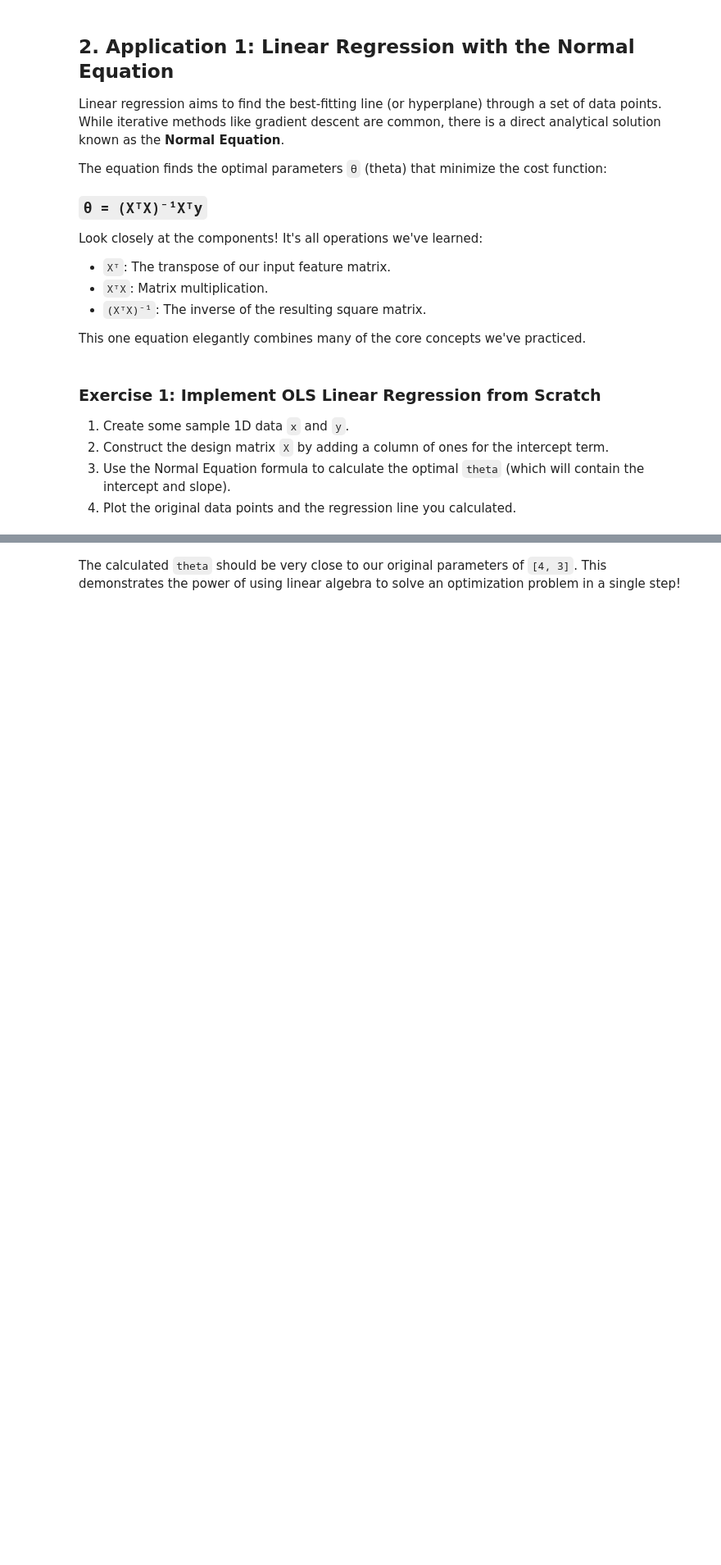
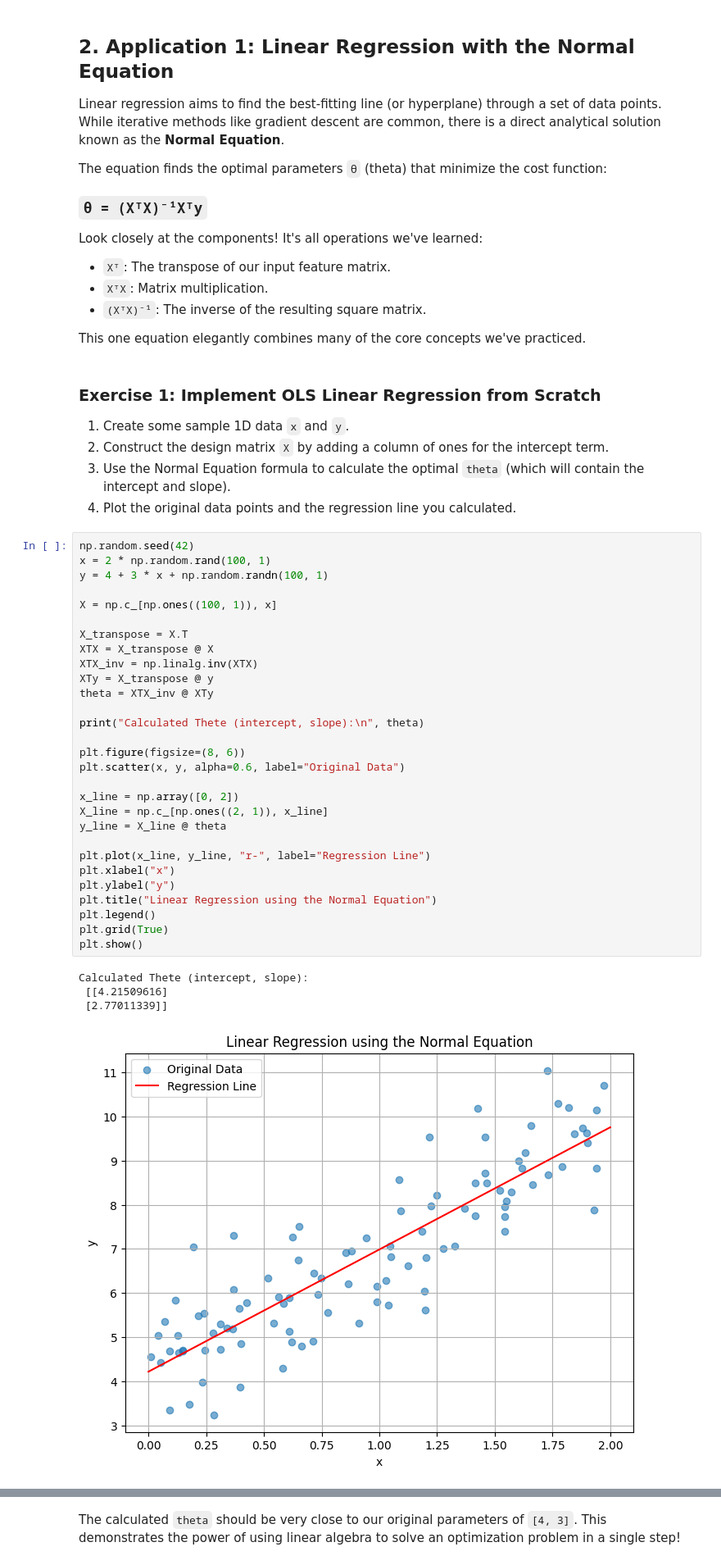
Before and after one commit to rksfn/linear_algebra, a Jupyter notebook: day10_applications_and_review.ipynb, the cells around one changed output, grey strips where cells are left out. Shown at 82% size. Drawn from its saved outputs; the diff is of its cells as text; blank space fills up the shorter version.

```diff
--- a/day10_applications_and_review.ipynb
+++ b/day10_applications_and_review.ipynb
@@ -53,5 +53,39 @@ This one equation elegantly combines many of the core concepts we've practiced.
 2.  Construct the design matrix `X` by adding a column of ones for the intercept term.
 3.  Use the Normal Equation formula to calculate the optimal `theta` (which will contain the intercept and slope).
 4.  Plot the original data points and the regression line you calculated.
+# %%
+np.random.seed(42)
+x = 2 * np.random.rand(100, 1)
+y = 4 + 3 * x + np.random.randn(100, 1)
+
+X = np.c_[np.ones((100, 1)), x]
+
+X_transpose = X.T
+XTX = X_transpose @ X
+XTX_inv = np.linalg.inv(XTX)
+XTy = X_transpose @ y
+theta = XTX_inv @ XTy
+
+print("Calculated Thete (intercept, slope):\n", theta)
+
+plt.figure(figsize=(8, 6))
+plt.scatter(x, y, alpha=0.6, label="Original Data")
+
+x_line = np.array([0, 2])
+X_line = np.c_[np.ones((2, 1)), x_line]
+y_line = X_line @ theta
+
+plt.plot(x_line, y_line, "r-", label="Regression Line")
+plt.xlabel("x")
+plt.ylabel("y")
+plt.title("Linear Regression using the Normal Equation")
+plt.legend()
+plt.grid(True)
+plt.show()
+# %% [output]
+Calculated Thete (intercept, slope):
+ [[4.21509616]
+ [2.77011339]]
+[figure, added]
 # %%
 # 1. Create sample data
```
Also changed, not shown: parts of 3 cells of this notebook.
